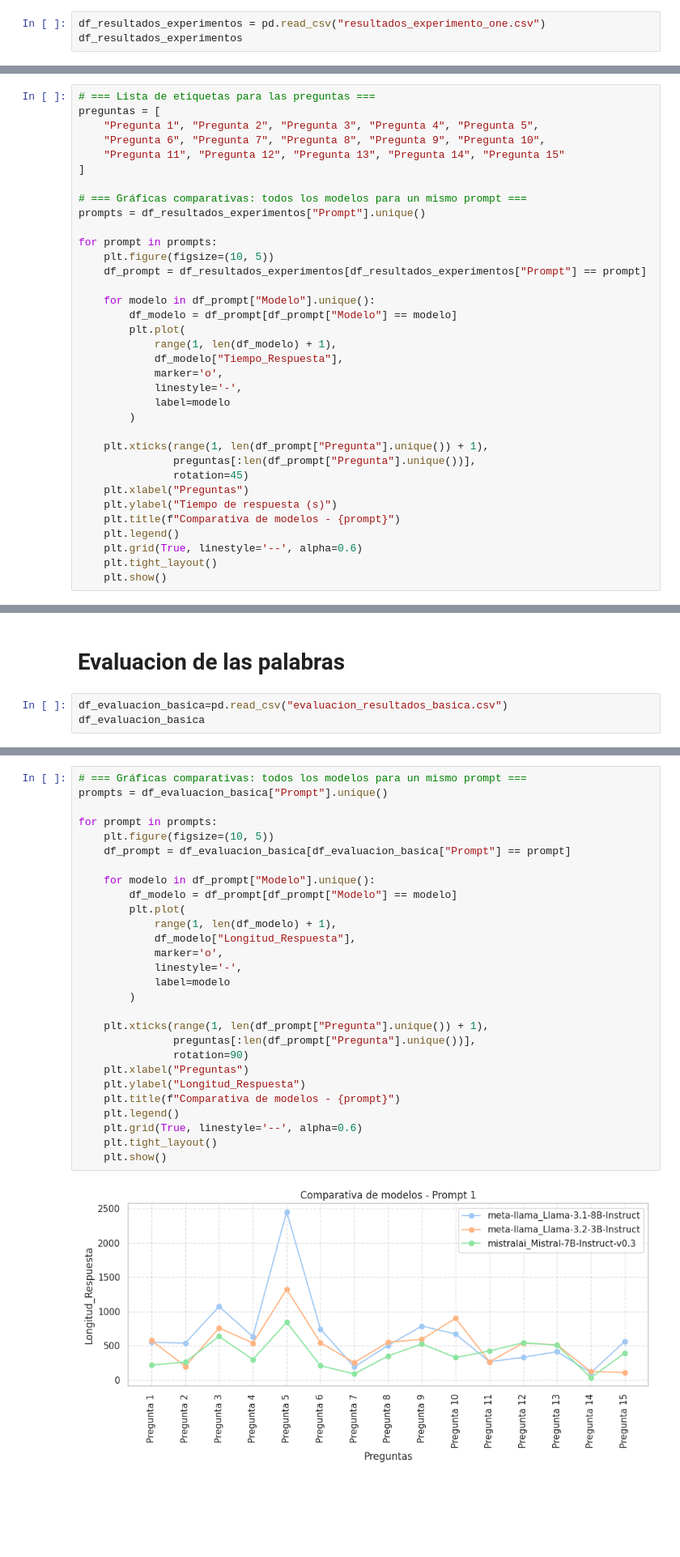
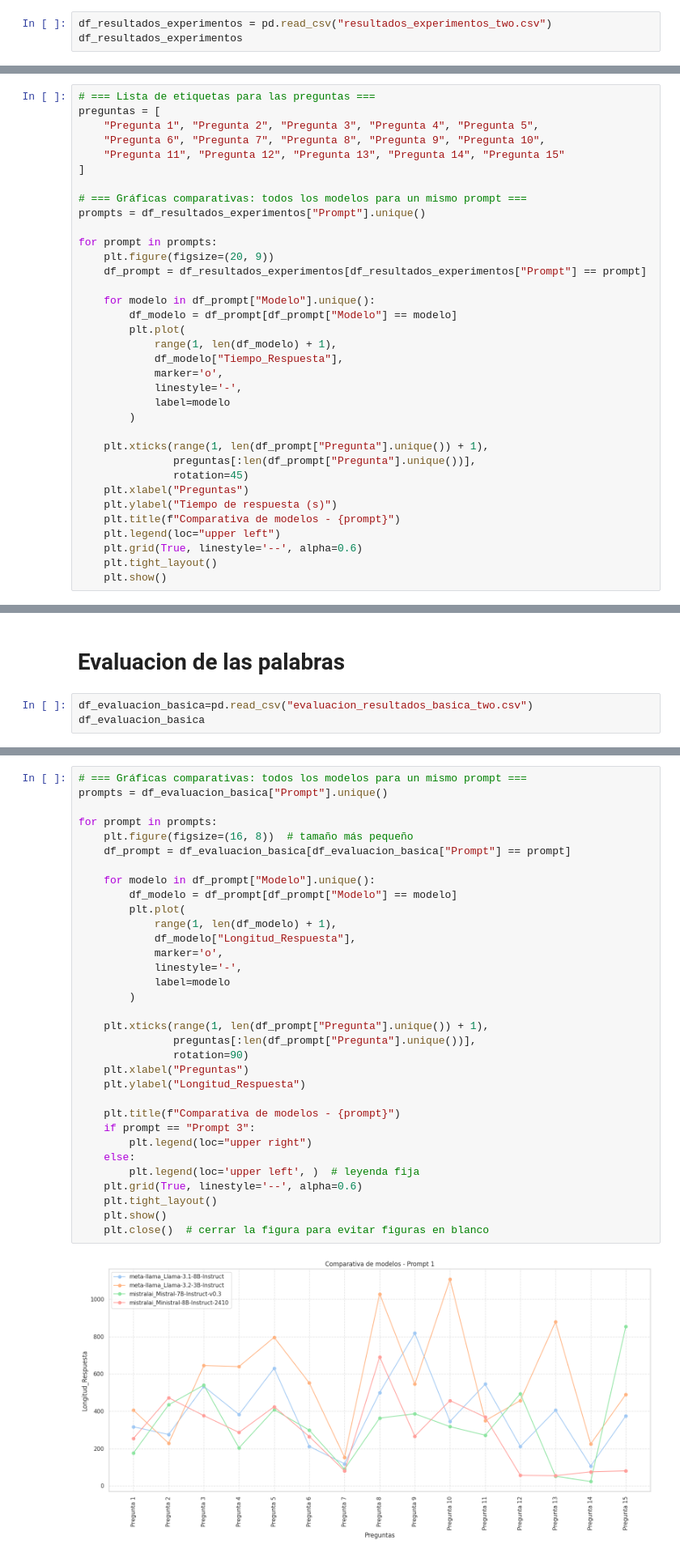
Before and after one commit to lonj22803/Octubre_25, a Jupyter notebook: week_two/evaluation_test/a_resultados.ipynb, the cells around one changed output, grey strips where cells are left out. Shown at 81% size. Saved outputs shown, nothing was run; the diff lists cells and outputs as text; blank space fills up the shorter version.

```diff
--- a/week_two/evaluation_test/a_resultados.ipynb
+++ b/week_two/evaluation_test/a_resultados.ipynb
@@ -220,7 +221,7 @@ df_preguntas_respuestas
 | 13 | ¿Cuántas líneas de metro hay en t... | Hay un total de 5 líneas de metro... |
 | 14 | El día está soleado, ¿sabes si va... | No puedo ayudarte con eso, solo p... |
 # %%
-df_resultados_experimentos = pd.read_csv("resultados_experimento_one.csv")
+df_resultados_experimentos = pd.read_csv("resultados_experimentos_two.csv")
 df_resultados_experimentos
 # %% [output]
 |  | Modelo | Prompt | Pregunta | Respuesta | Tiempo_Respuesta |
@@ -260,7 +261,7 @@ preguntas = [
 prompts = df_resultados_experimentos["Prompt"].unique()
 
 for prompt in prompts:
-    plt.figure(figsize=(10, 5))
+    plt.figure(figsize=(20, 9))
     df_prompt = df_resultados_experimentos[df_resultados_experimentos["Prompt"] == prompt]
 
     for modelo in df_prompt["Modelo"].unique():
@@ -279,7 +280,7 @@ for prompt in prompts:
     plt.xlabel("Preguntas")
     plt.ylabel("Tiempo de respuesta (s)")
     plt.title(f"Comparativa de modelos - {prompt}")
-    plt.legend()
+    plt.legend(loc="upper left")
     plt.grid(True, linestyle='--', alpha=0.6)
     plt.tight_layout()
     plt.show()
@@ -341,7 +342,7 @@ plt.show()
 # %% [markdown]
 # Evaluacion de las palabras
 # %%
-df_evaluacion_basica=pd.read_csv("evaluacion_resultados_basica.csv")
+df_evaluacion_basica=pd.read_csv("evaluacion_resultados_basica_two.csv")
 df_evaluacion_basica
 # %% [output]
 |  | Modelo | Prompt | Pregunta | Respuesta_Esperada | Longitud_Respuesta | Contiene_Estaciones | ... |
@@ -370,30 +371,35 @@ plt.show()
 # %%
 # === Gráficas comparativas: todos los modelos para un mismo prompt ===
 prompts = df_evaluacion_basica["Prompt"].unique()
 
 for prompt in prompts:
-    plt.figure(figsize=(10, 5))
+    plt.figure(figsize=(16, 8))  # tamaño más pequeño
     df_prompt = df_evaluacion_basica[df_evaluacion_basica["Prompt"] == prompt]
 
     for modelo in df_prompt["Modelo"].unique():
         df_modelo = df_prompt[df_prompt["Modelo"] == modelo]
         plt.plot(
             range(1, len(df_modelo) + 1),
             df_modelo["Longitud_Respuesta"],
             marker='o',
             linestyle='-',
             label=modelo
         )
 
     plt.xticks(range(1, len(df_prompt["Pregunta"].unique()) + 1),
                preguntas[:len(df_prompt["Pregunta"].unique())],
                rotation=90)
     plt.xlabel("Preguntas")
     plt.ylabel("Longitud_Respuesta")
+
     plt.title(f"Comparativa de modelos - {prompt}")
-    plt.legend()
+    if prompt == "Prompt 3":
+        plt.legend(loc="upper right")
+    else:
+        plt.legend(loc='upper left', )  # leyenda fija
     plt.grid(True, linestyle='--', alpha=0.6)
     plt.tight_layout()
     plt.show()
+    plt.close()  # cerrar la figura para evitar figuras en blanco
 # %% [output]
-[figure, old version]
+[figure, new version]
```
Also changed, not shown: parts of 10 cells of this notebook, 13 other files.
